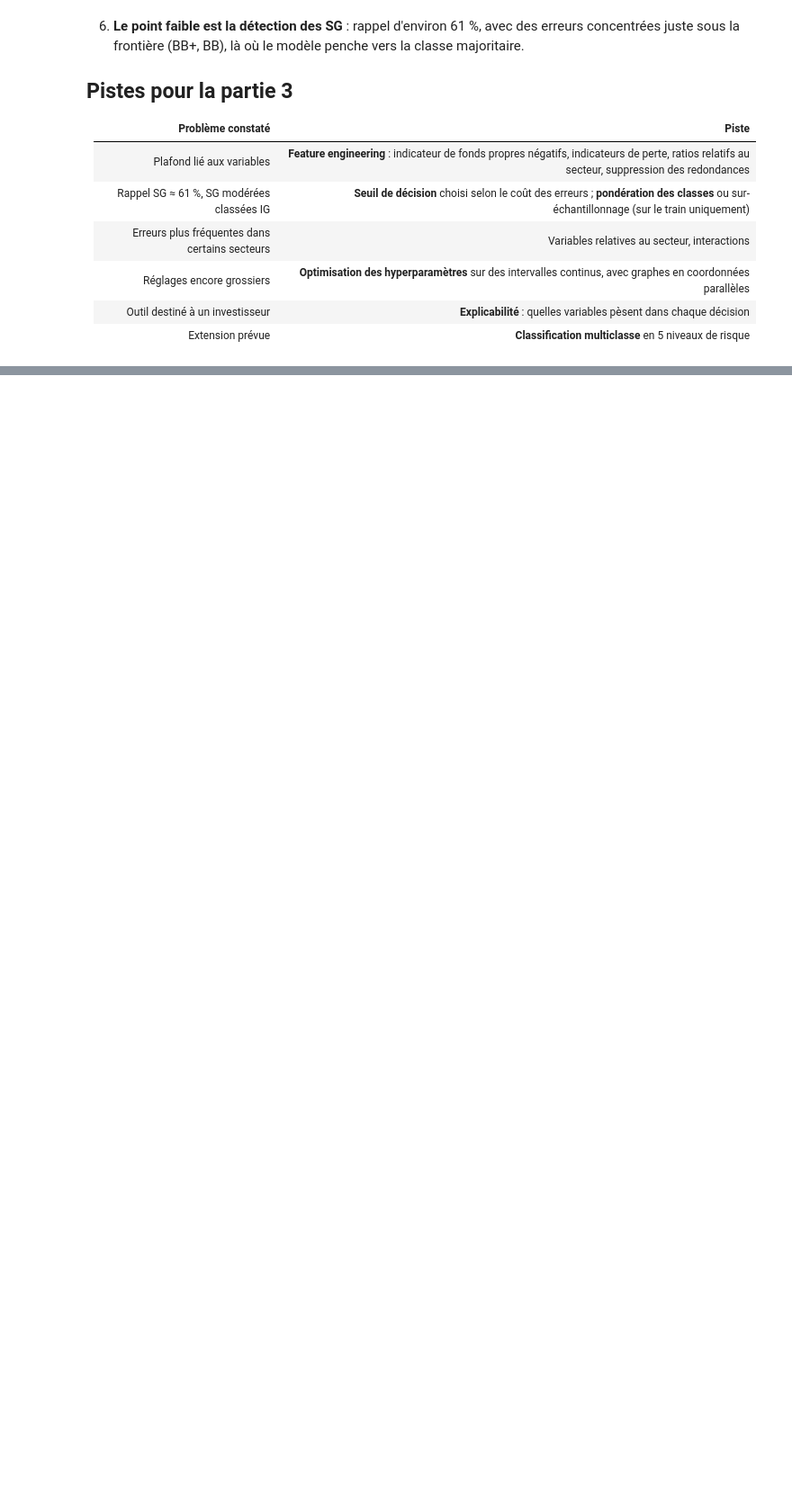
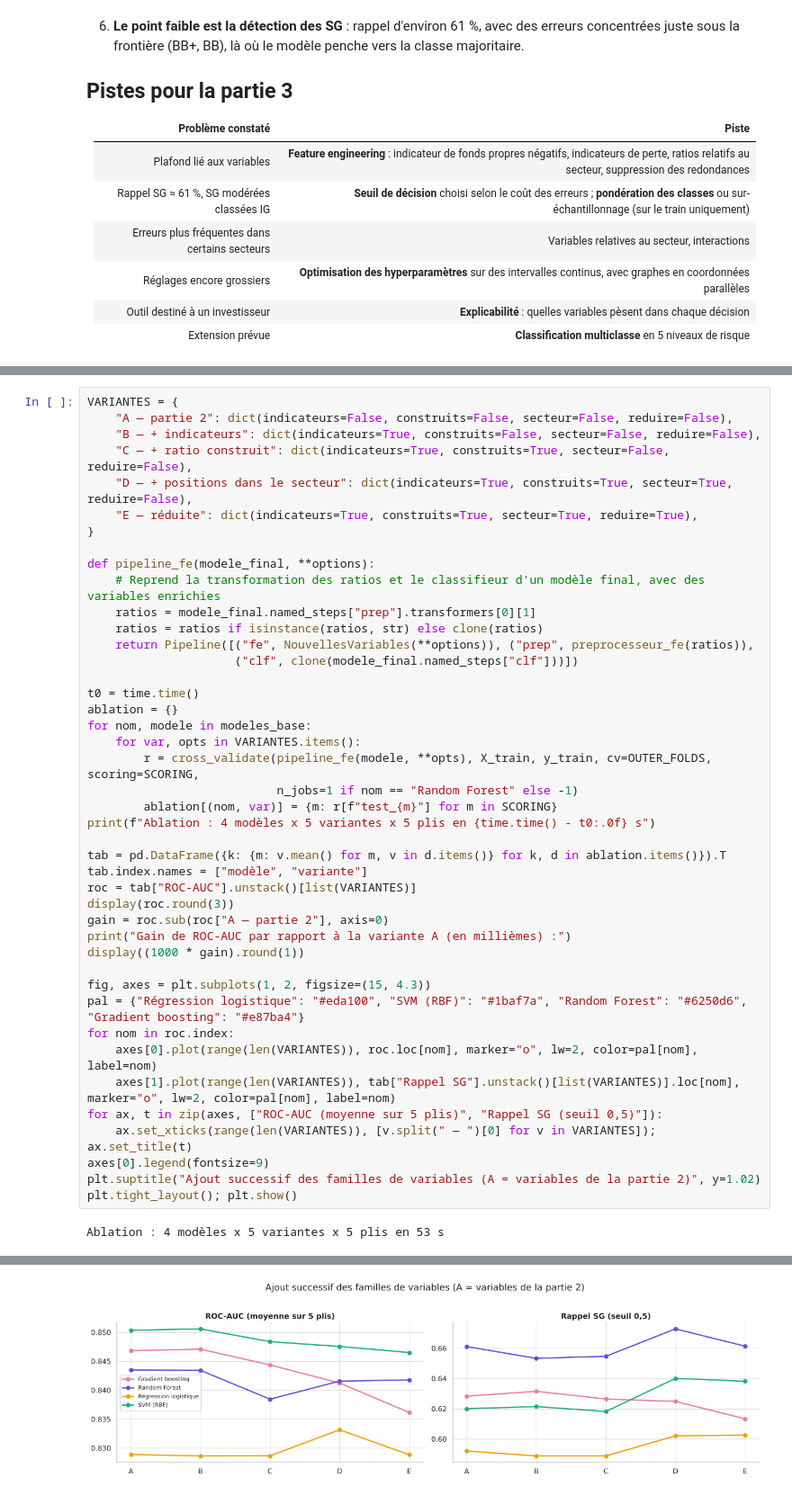
Before and after one commit to samiguessoum/hedgehogs-credit-risk-ml, a Jupyter notebook: hedgehogs_credit_risk.ipynb, the cells around one changed output, grey strips where cells are left out. Shown at 90% size. Saved outputs shown, nothing was run; the diff lists cells and outputs as text; blank space fills up the shorter version.

Commit message:
Étapes 14-15 : feature engineering, déséquilibre des classes et seuil de décision selon le coût des erreurs

```diff
--- a/hedgehogs_credit_risk.ipynb
+++ b/hedgehogs_credit_risk.ipynb
@@ -2730,0 +2876,45 @@ par_secteur.round(3).T
+# %%
+VARIANTES = {
+    "A — partie 2": dict(indicateurs=False, construits=False, secteur=False, reduire=False),
+    "B — + indicateurs": dict(indicateurs=True, construits=False, secteur=False, reduire=False),
+    "C — + ratio construit": dict(indicateurs=True, construits=True, secteur=False, reduire=False),
+    "D — + positions dans le secteur": dict(indicateurs=True, construits=True, secteur=True, reduire=False),
+    "E — réduite": dict(indicateurs=True, construits=True, secteur=True, reduire=True),
+}
+
+def pipeline_fe(modele_final, **options):
+    # Reprend la transformation des ratios et le classifieur d'un modèle final, avec des variables enrichies
+    ratios = modele_final.named_steps["prep"].transformers[0][1]
+    ratios = ratios if isinstance(ratios, str) else clone(ratios)
+    return Pipeline([("fe", NouvellesVariables(**options)), ("prep", preprocesseur_fe(ratios)),
+                     ("clf", clone(modele_final.named_steps["clf"]))])
+
+t0 = time.time()
+ablation = {}
+for nom, modele in modeles_base:
+    for var, opts in VARIANTES.items():
+        r = cross_validate(pipeline_fe(modele, **opts), X_train, y_train, cv=OUTER_FOLDS, scoring=SCORING,
+                           n_jobs=1 if nom == "Random Forest" else -1)
+        ablation[(nom, var)] = {m: r[f"test_{m}"] for m in SCORING}
+print(f"Ablation : 4 modèles x 5 variantes x 5 plis en {time.time() - t0:.0f} s")
+
+tab = pd.DataFrame({k: {m: v.mean() for m, v in d.items()} for k, d in ablation.items()}).T
+tab.index.names = ["modèle", "variante"]
+roc = tab["ROC-AUC"].unstack()[list(VARIANTES)]
+display(roc.round(3))
+gain = roc.sub(roc["A — partie 2"], axis=0)
+print("Gain de ROC-AUC par rapport à la variante A (en millièmes) :")
+display((1000 * gain).round(1))
+
+fig, axes = plt.subplots(1, 2, figsize=(15, 4.3))
+pal = {"Régression logistique": "#eda100", "SVM (RBF)": "#1baf7a", "Random Forest": "#6250d6", "Gradient boosting": "#e87ba4"}
+for nom in roc.index:
+    axes[0].plot(range(len(VARIANTES)), roc.loc[nom], marker="o", lw=2, color=pal[nom], label=nom)
+    axes[1].plot(range(len(VARIANTES)), tab["Rappel SG"].unstack()[list(VARIANTES)].loc[nom], marker="o", lw=2, color=pal[nom], label=nom)
+for ax, t in zip(axes, ["ROC-AUC (moyenne sur 5 plis)", "Rappel SG (seuil 0,5)"]):
+    ax.set_xticks(range(len(VARIANTES)), [v.split(" — ")[0] for v in VARIANTES]); ax.set_title(t)
+axes[0].legend(fontsize=9)
+plt.suptitle("Ajout successif des familles de variables (A = variables de la partie 2)", y=1.02)
+plt.tight_layout(); plt.show()
+# %% [output]
+Ablation : 4 modèles x 5 variantes x 5 plis en 53 s
@@ -2730,0 +2934 @@ par_secteur.round(3).T
+[figure, added]
```
Also changed, not shown: parts of 34 cells of this notebook, 1 other file.
